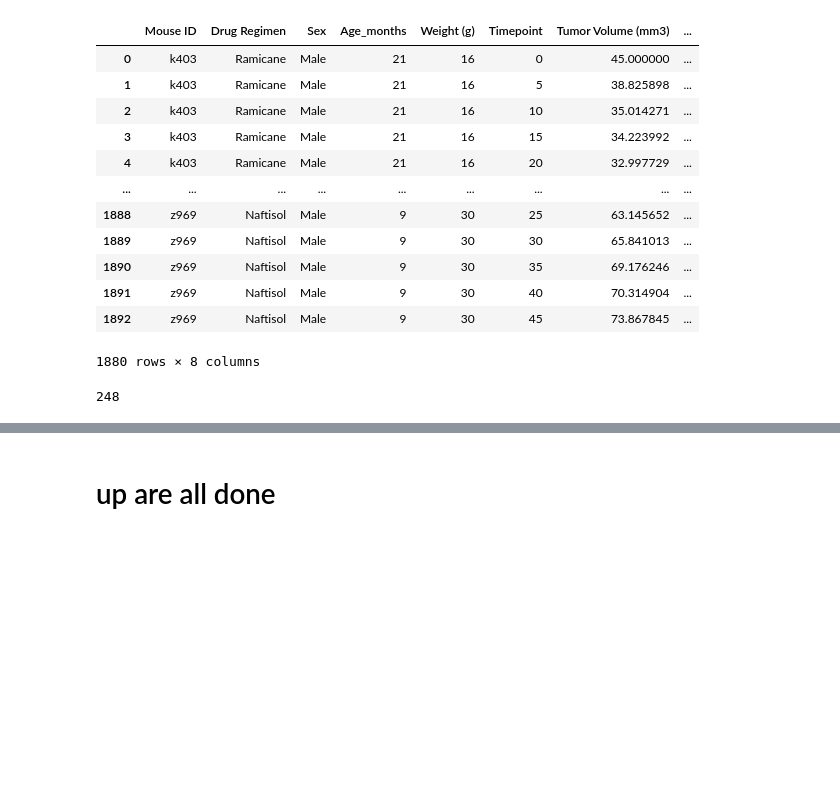
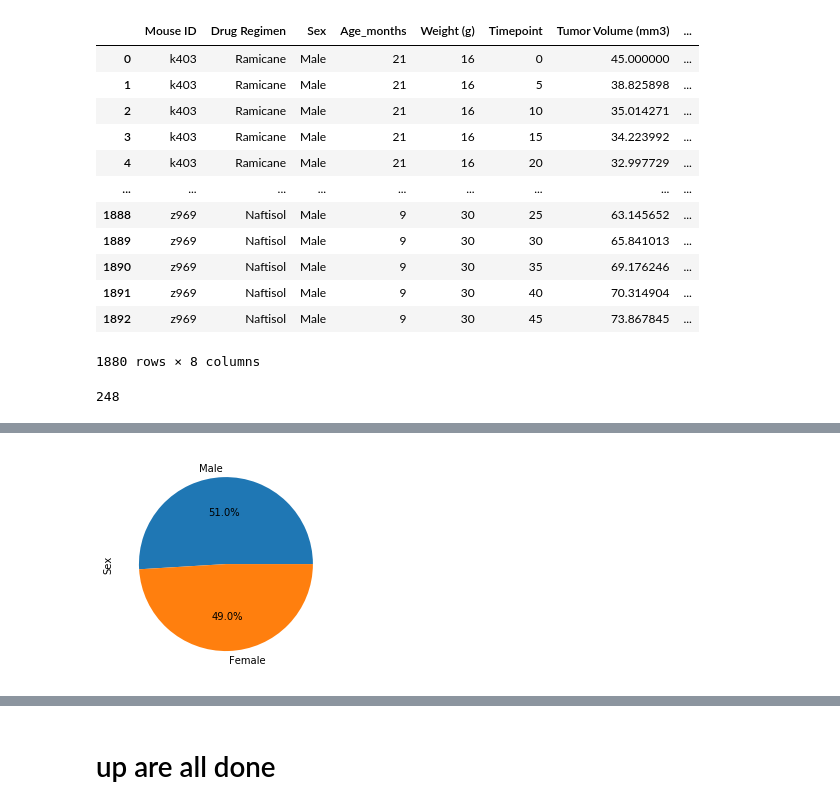
Before and after one commit to annajesus/Matplotlib-challenge, a Jupyter notebook: pymaceuticals_starter-Copy1.ipynb, the cells around one changed output, grey strips where cells are left out. Saved outputs shown, nothing was run; the diff lists cells and outputs as text; code cells hidden in the pictures; blank space fills up the shorter version.

```diff
--- a/pymaceuticals_starter-Copy1.ipynb
+++ b/pymaceuticals_starter-Copy1.ipynb
@@ -94,0 +183,6 @@ num_mice_clean_df
+# %%
+mice_sex.plot.pie(autopct='%1.1f%%')
+
+plt.show()
+# %% [output]
+[figure, added]
```
Also changed, not shown: parts of 31 cells of this notebook, 1 other file.
